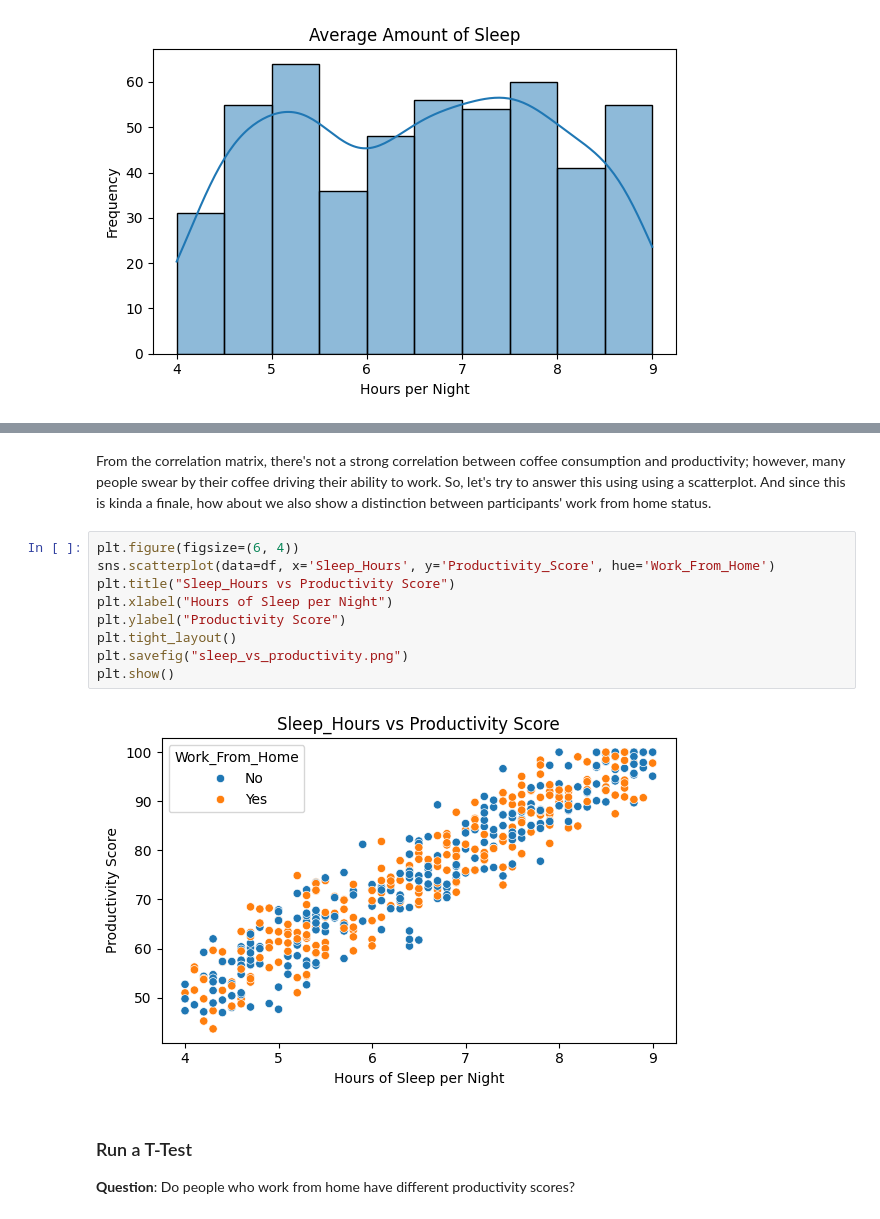
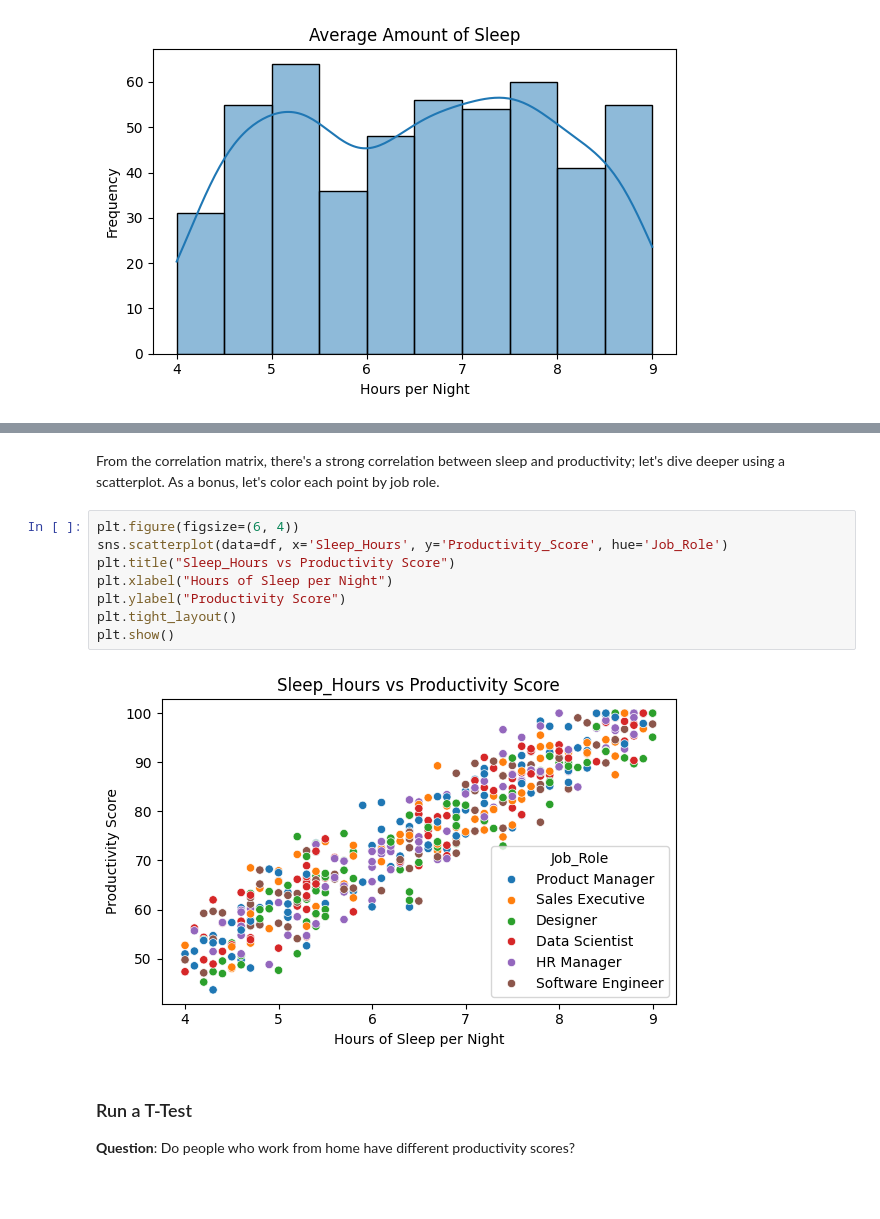
Before and after one commit to rachelnisbet/Educate2025_Coffee, a Jupyter notebook: coffee_comparison_Python.ipynb, the cells around one changed output, grey strips where cells are left out. Cells and saved outputs as stored; diff of their text form; blank space fills up the shorter version.

```diff
--- a/coffee_comparison_Python.ipynb
+++ b/coffee_comparison_Python.ipynb
@@ -60,19 +61,18 @@ plt.savefig("correlation_heatmap.png")
 plt.show()
 # %% [output]
 [figure]
-# %% [markdown]
-From the correlation matrix, there's not a strong correlation between coffee consumption and productivity; however, many people swear by their coffee driving their ability to work. So, let's try to answer this using using a scatterplot. And since this is kinda a finale, how about we also show a distinction between participants' work from home status.
+# %% [markdown]
+From the correlation matrix, there's a strong correlation between sleep and productivity; let's dive deeper using a scatterplot. As a bonus, let's color each point by job role.
 # %%
 plt.figure(figsize=(6, 4))
-sns.scatterplot(data=df, x='Sleep_Hours', y='Productivity_Score', hue='Work_From_Home')
+sns.scatterplot(data=df, x='Sleep_Hours', y='Productivity_Score', hue='Job_Role')
 plt.title("Sleep_Hours vs Productivity Score")
 plt.xlabel("Hours of Sleep per Night")
 plt.ylabel("Productivity Score")
 plt.tight_layout()
-plt.savefig("sleep_vs_productivity.png")
 plt.show()
 # %% [output]
-[figure, old version]
+[figure, new version]
 # %% [markdown]
 ### Run a T-Test
 **Question**: Do people who work from home have different productivity scores?
```
Also changed, not shown: parts of 15 cells of this notebook, 2 other files.
